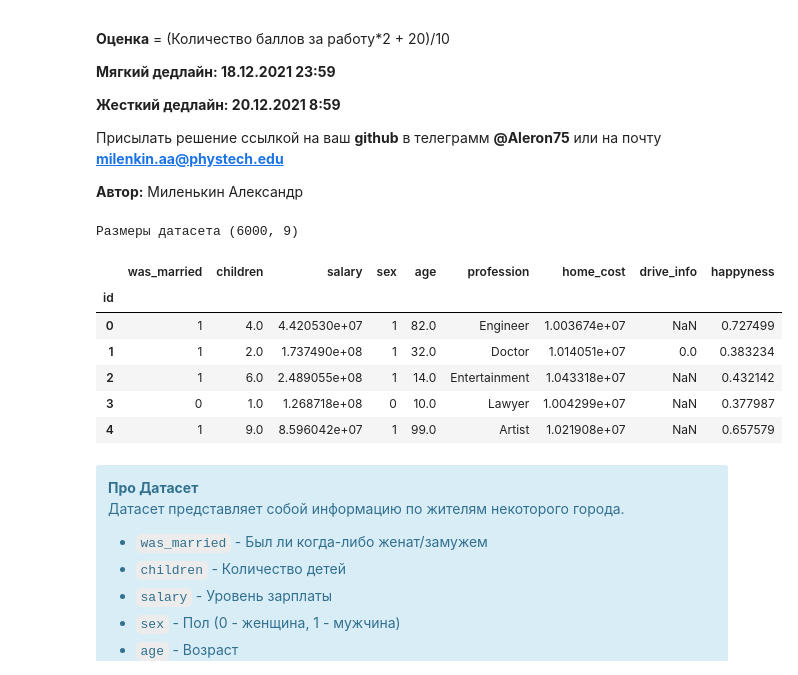
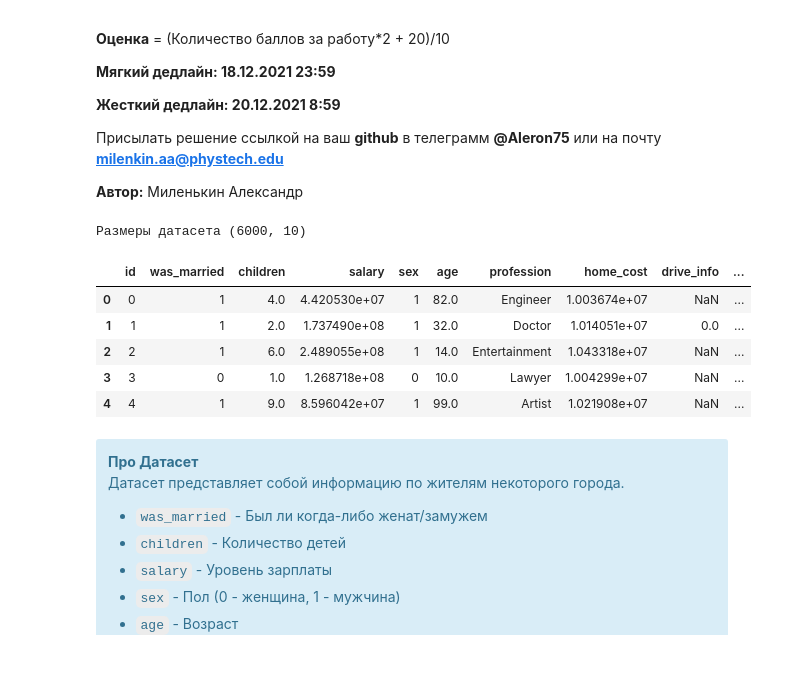
Before and after one commit to adasirotkina/DataScience_MIPT_2022, a Jupyter notebook: home_works/HW_3.ipynb, the cells around one changed output. Cells and saved outputs as stored; diff of their text form; code cells hidden in the pictures.

```diff
--- a/home_works/HW_3.ipynb
+++ b/home_works/HW_3.ipynb
@@ -23,18 +23,17 @@ import seaborn as sns; sns.set_theme()
 **Автор:** Миленькин Александр
 # %%
 data_path = "https://raw.githubusercontent.com/a-milenkin/mipt_data_science_2021/main/data/people_data_clustering.csv"
-data = pd.read_csv(data_path, index_col=0)
+data = pd.read_csv(data_path, index_col=0).reset_index()
 print("Размеры датасета", data.shape)
 data.head()
 # %% [output]
-Размеры датасета (6000, 9)
+Размеры датасета (6000, 10)
-|  | was_married | children | salary | sex | age | profession | home_cost | drive_info | happyness |
-| id |  |  |  |  |  |  |  |  |  |
-| 0 | 1 | 4.0 | 4.420530e+07 | 1 | 82.0 | Engineer | 1.003674e+07 | NaN | 0.727499 |
-| 1 | 1 | 2.0 | 1.737490e+08 | 1 | 32.0 | Doctor | 1.014051e+07 | 0.0 | 0.383234 |
-| 2 | 1 | 6.0 | 2.489055e+08 | 1 | 14.0 | Entertainment | 1.043318e+07 | NaN | 0.432142 |
-| 3 | 0 | 1.0 | 1.268718e+08 | 0 | 10.0 | Lawyer | 1.004299e+07 | NaN | 0.377987 |
-| 4 | 1 | 9.0 | 8.596042e+07 | 1 | 99.0 | Artist | 1.021908e+07 | NaN | 0.657579 |
+|  | id | was_married | children | salary | sex | age | profession | home_cost | drive_info | ... |
+| 0 | 0 | 1 | 4.0 | 4.420530e+07 | 1 | 82.0 | Engineer | 1.003674e+07 | NaN | ... |
+| 1 | 1 | 1 | 2.0 | 1.737490e+08 | 1 | 32.0 | Doctor | 1.014051e+07 | 0.0 | ... |
+| 2 | 2 | 1 | 6.0 | 2.489055e+08 | 1 | 14.0 | Entertainment | 1.043318e+07 | NaN | ... |
+| 3 | 3 | 0 | 1.0 | 1.268718e+08 | 0 | 10.0 | Lawyer | 1.004299e+07 | NaN | ... |
+| 4 | 4 | 1 | 9.0 | 8.596042e+07 | 1 | 99.0 | Artist | 1.021908e+07 | NaN | ... |
 # %% [markdown]
 <div class="alert alert-info">
 <b>Про Датасет</b>
```
Also changed, not shown: parts of 38 cells of this notebook.
